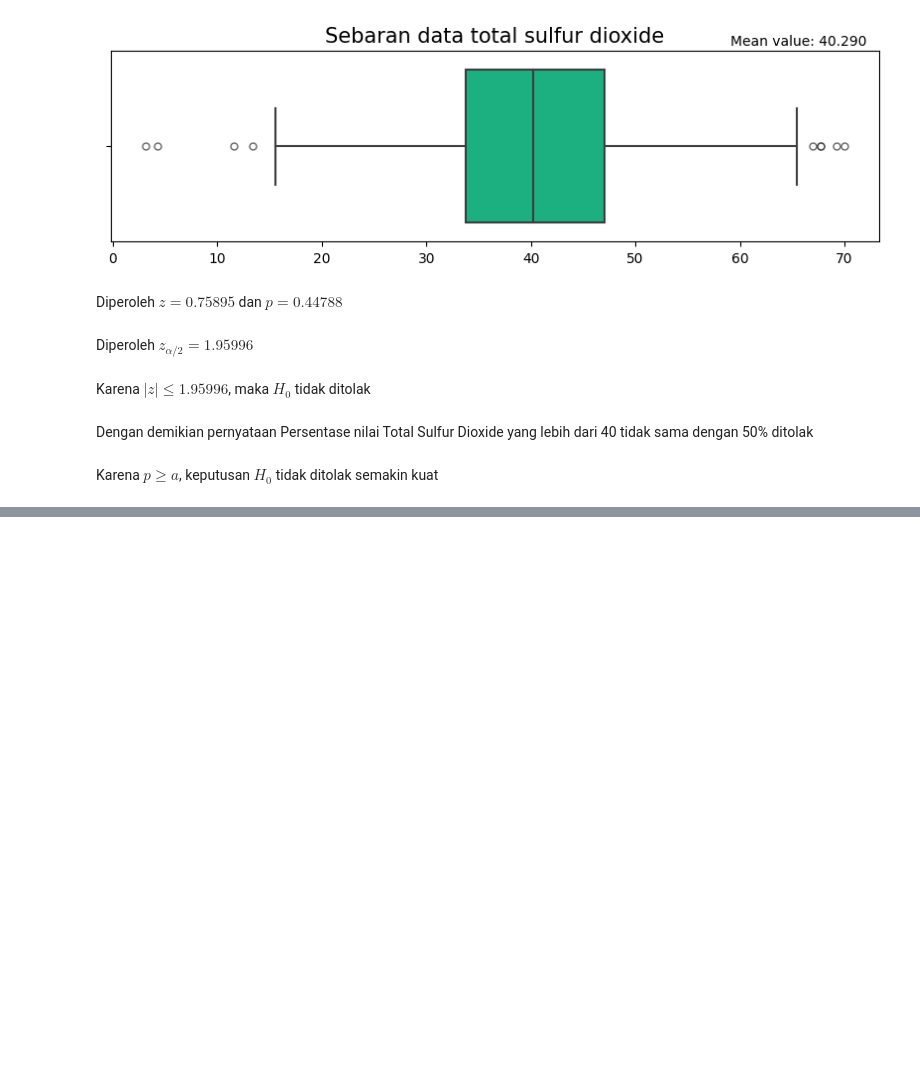
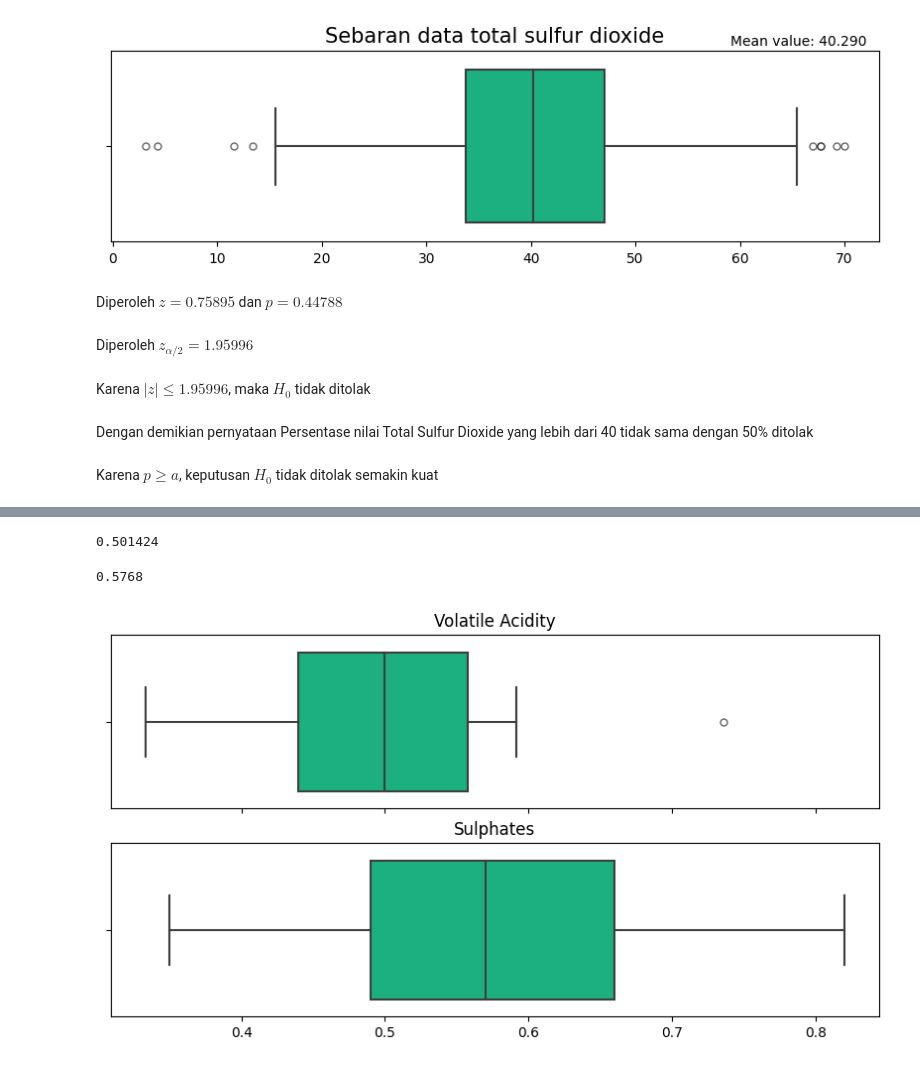
Before and after one commit to SaddamAnnais/K1-T1-IF2220-13521099, a Jupyter notebook: main.ipynb, the cells around one changed output, grey strips where cells are left out. Saved outputs shown, nothing was run; the diff lists cells and outputs as text; code cells hidden in the pictures; blank space fills up the shorter version.

```diff
--- a/main.ipynb
+++ b/main.ipynb
@@ -652,0 +851,12 @@ Karena $p \geq a$, keputusan $H_0$ tidak ditolak semakin kuat
+# %%
+anggur['volatile acidity'][:25].mean()
+# %% [output]
+0.501424
+# %%
+anggur['sulphates'][:25].mean()
+# %% [output]
+0.5768
+# %%
+hist_blox2(anggur['volatile acidity'][:25],anggur['sulphates'][:25],"Volatile Acidity","Sulphates")
+# %% [output]
+[figure, added]
```
Also changed, not shown: parts of 18 cells of this notebook.
